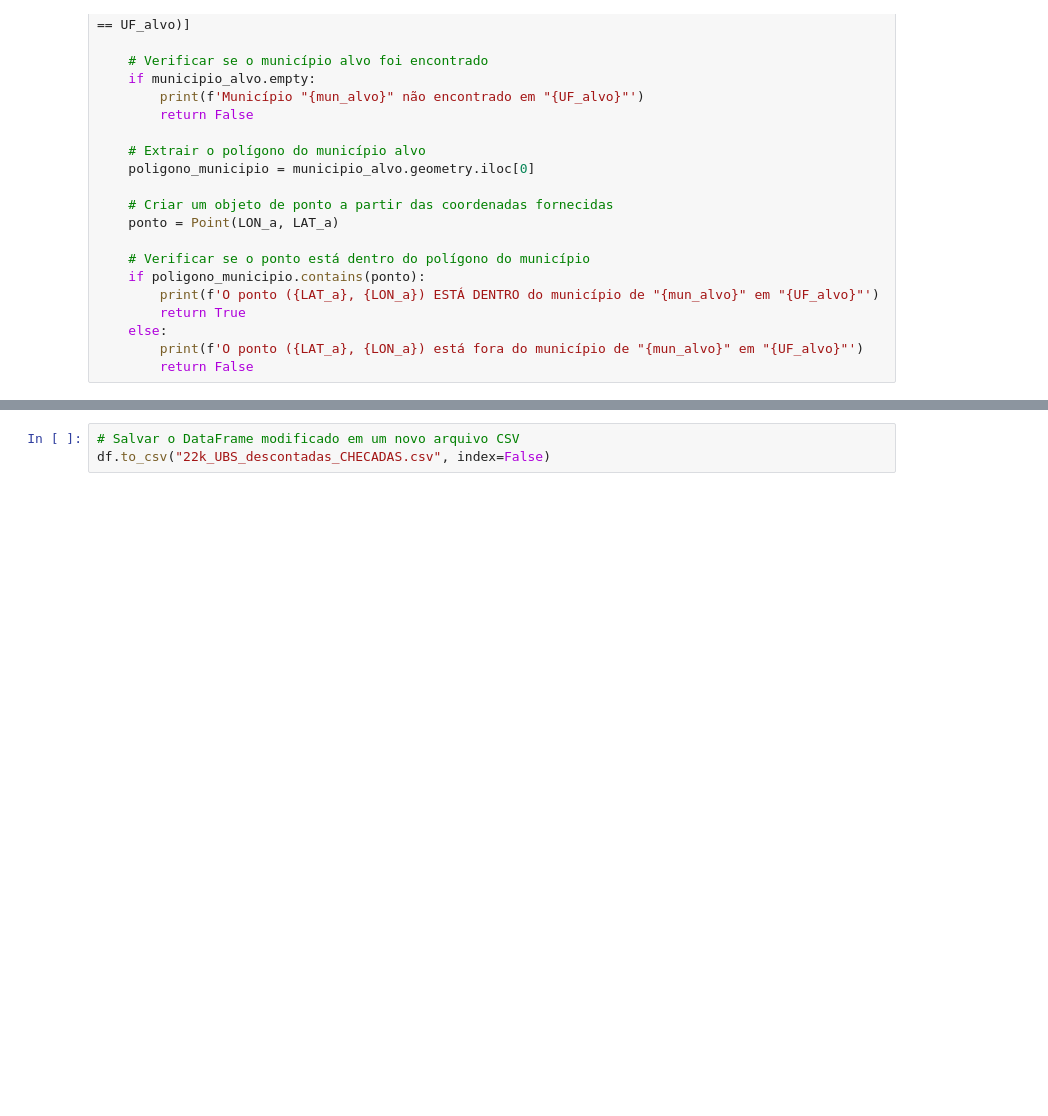
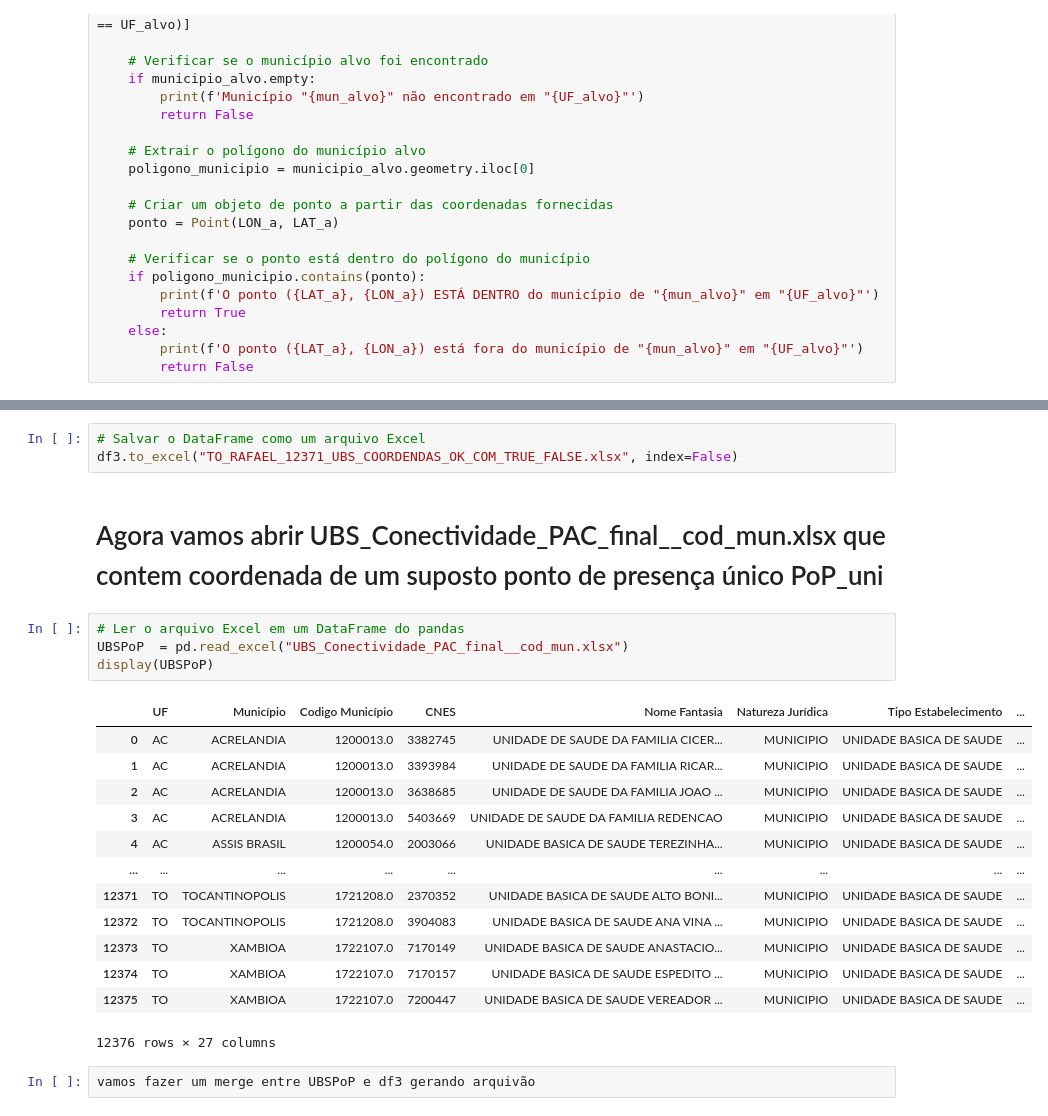
Before and after one commit to depinsetel/DEPIN-DATA, a Jupyter notebook: checa_LAT__LON_versus_MUN_base_UBS.ipynb, the cells around one changed output, grey strips where cells are left out. Saved outputs shown, nothing was run; the diff lists cells and outputs as text; blank space fills up the shorter version.

```diff
--- a/checa_LAT__LON_versus_MUN_base_UBS.ipynb
+++ b/checa_LAT__LON_versus_MUN_base_UBS.ipynb
@@ -110,3 +164,25 @@ display(df)
 # %%
-# Salvar o DataFrame modificado em um novo arquivo CSV
-df.to_csv("22k_UBS_descontadas_CHECADAS.csv", index=False)
+# Salvar o DataFrame como um arquivo Excel
+df3.to_excel("TO_RAFAEL_12371_UBS_COORDENDAS_OK_COM_TRUE_FALSE.xlsx", index=False)
+# %% [markdown]
+# Agora vamos abrir UBS_Conectividade_PAC_final__cod_mun.xlsx que contem coordenada de um suposto ponto de presença  único PoP_uni
+# %%
+# Ler o arquivo Excel em um DataFrame do pandas
+UBSPoP  = pd.read_excel("UBS_Conectividade_PAC_final__cod_mun.xlsx")
+display(UBSPoP)
+# %% [output]
+|  | UF | Município | Codigo Município | CNES | Nome Fantasia | Natureza Jurídica | Tipo Estabelecimento | ... |
+| 0 | AC | ACRELANDIA | 1200013.0 | 3382745 | UNIDADE DE SAUDE DA FAMILIA CICER... | MUNICIPIO | UNIDADE BASICA DE SAUDE | ... |
+| 1 | AC | ACRELANDIA | 1200013.0 | 3393984 | UNIDADE DE SAUDE DA FAMILIA RICAR... | MUNICIPIO | UNIDADE BASICA DE SAUDE | ... |
+| 2 | AC | ACRELANDIA | 1200013.0 | 3638685 | UNIDADE DE SAUDE DA FAMILIA JOAO ... | MUNICIPIO | UNIDADE BASICA DE SAUDE | ... |
+| 3 | AC | ACRELANDIA | 1200013.0 | 5403669 | UNIDADE DE SAUDE DA FAMILIA REDENCAO | MUNICIPIO | UNIDADE BASICA DE SAUDE | ... |
+| 4 | AC | ASSIS BRASIL | 1200054.0 | 2003066 | UNIDADE BASICA DE SAUDE TEREZINHA... | MUNICIPIO | UNIDADE BASICA DE SAUDE | ... |
+| ... | ... | ... | ... | ... | ... | ... | ... | ... |
+| 12371 | TO | TOCANTINOPOLIS | 1721208.0 | 2370352 | UNIDADE BASICA DE SAUDE ALTO BONI... | MUNICIPIO | UNIDADE BASICA DE SAUDE | ... |
+| 12372 | TO | TOCANTINOPOLIS | 1721208.0 | 3904083 | UNIDADE BASICA DE SAUDE ANA VINA ... | MUNICIPIO | UNIDADE BASICA DE SAUDE | ... |
+| 12373 | TO | XAMBIOA | 1722107.0 | 7170149 | UNIDADE BASICA DE SAUDE ANASTACIO... | MUNICIPIO | UNIDADE BASICA DE SAUDE | ... |
+| 12374 | TO | XAMBIOA | 1722107.0 | 7170157 | UNIDADE BASICA DE SAUDE ESPEDITO ... | MUNICIPIO | UNIDADE BASICA DE SAUDE | ... |
+| 12375 | TO | XAMBIOA | 1722107.0 | 7200447 | UNIDADE BASICA DE SAUDE VEREADOR ... | MUNICIPIO | UNIDADE BASICA DE SAUDE | ... |
+12376 rows × 27 columns
+# %%
+vamos fazer um merge entre UBSPoP e df3 gerando arquivão
```
Also changed, not shown: parts of 11 cells of this notebook.
